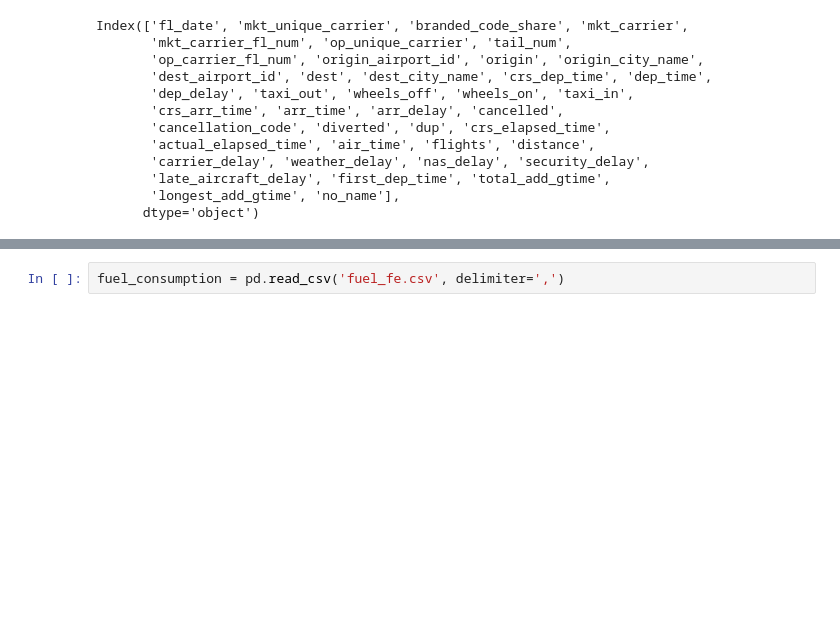
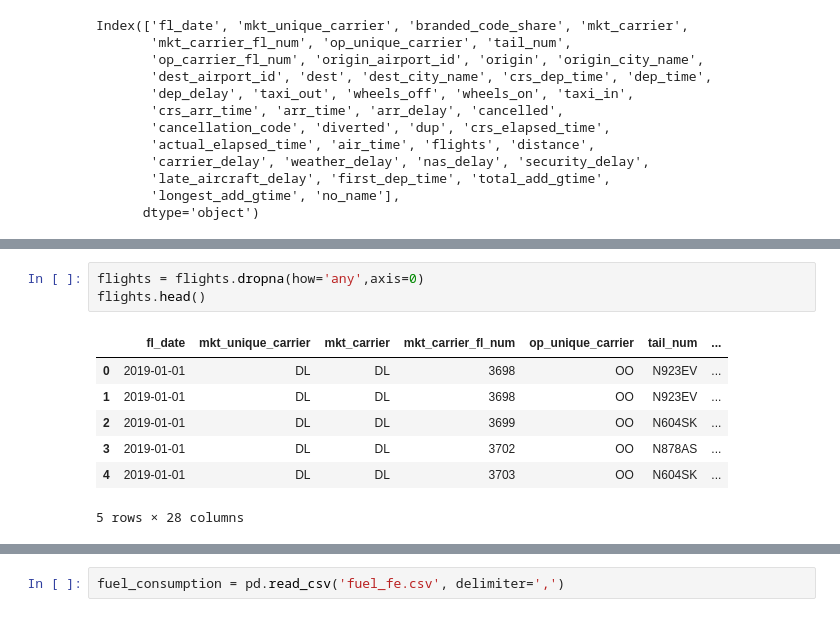
Before and after one commit to irenethebest/Flight_delay_prediction, a Jupyter notebook: W6_midterm_data.ipynb, the cells around one changed output, grey strips where cells are left out. Drawn from its saved outputs; the diff is of its cells as text; blank space fills up the shorter version.

```diff
--- a/W6_midterm_data.ipynb
+++ b/W6_midterm_data.ipynb
@@ -96,0 +81,11 @@ memory usage: 3.1+ MB
+# %%
+flights = flights.dropna(how='any',axis=0)
+flights.head()
+# %% [output]
+|  | fl_date | mkt_unique_carrier | mkt_carrier | mkt_carrier_fl_num | op_unique_carrier | tail_num | ... |
+| 0 | 2019-01-01 | DL | DL | 3698 | OO | N923EV | ... |
+| 1 | 2019-01-01 | DL | DL | 3698 | OO | N923EV | ... |
+| 2 | 2019-01-01 | DL | DL | 3699 | OO | N604SK | ... |
+| 3 | 2019-01-01 | DL | DL | 3702 | OO | N878AS | ... |
+| 4 | 2019-01-01 | DL | DL | 3703 | OO | N604SK | ... |
+5 rows × 28 columns
```
Also changed, not shown: parts of 13 cells of this notebook, 2 other files.
